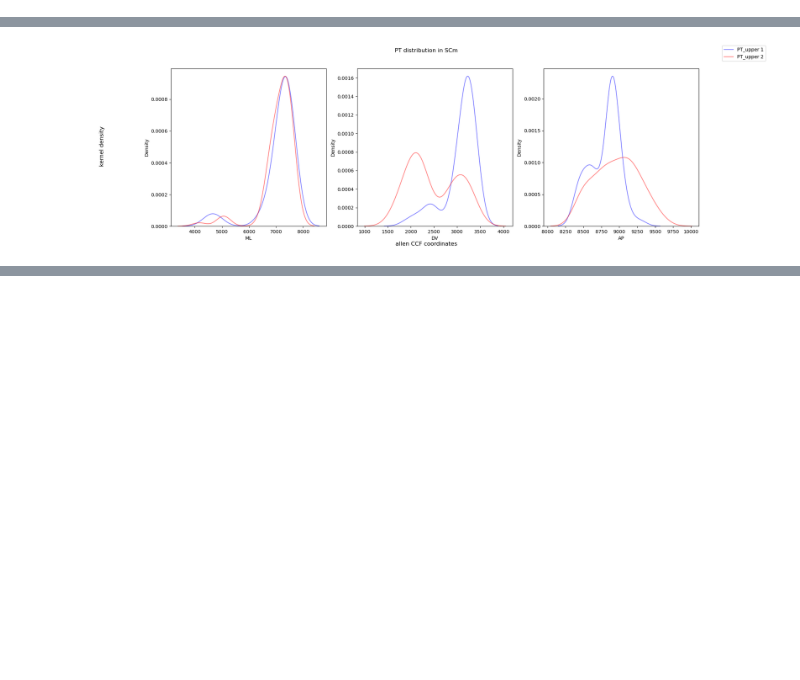
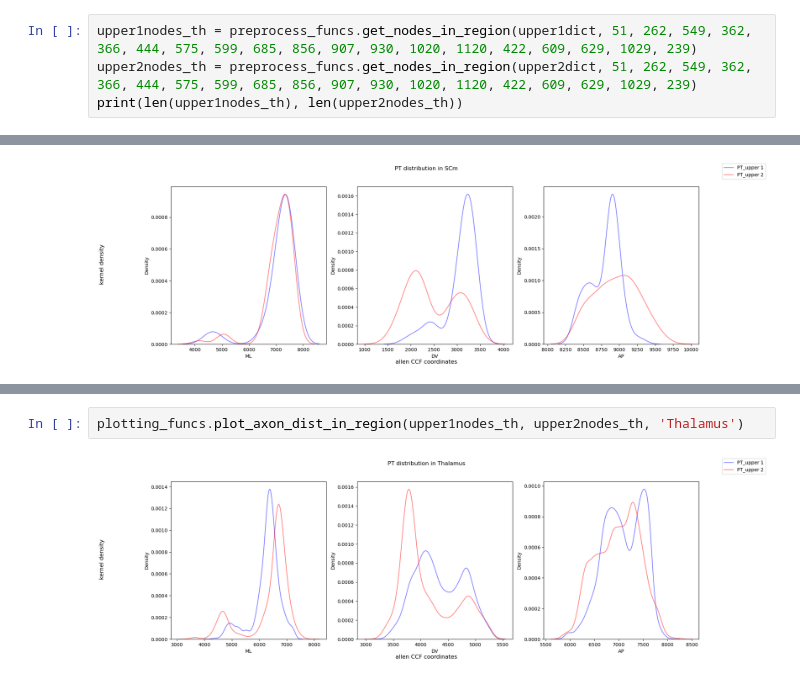
Before and after one commit to samkrick25/Reconstruction_code, a Jupyter notebook: reconstructions/PT_analysis.ipynb, the cells around one changed output, grey strips where cells are left out. Drawn from its saved outputs; the diff is of its cells as text; blank space fills up the shorter version.

```diff
--- a/reconstructions/PT_analysis.ipynb
+++ b/reconstructions/PT_analysis.ipynb
@@ -39,3 +39,7 @@ upper2nodes_bg = preprocess_funcs.get_nodes_in_region(upper2dict, 672) + preproc
 print(len(upper2nodes_bg), len(upper1nodes_bg))
 # %% [output]
 8026 5340
+# %%
+upper1nodes_th = preprocess_funcs.get_nodes_in_region(upper1dict, 51, 262, 549, 362, 366, 444, 575, 599, 685, 856, 907, 930, 1020, 1120, 422, 609, 629, 1029, 239)
+upper2nodes_th = preprocess_funcs.get_nodes_in_region(upper2dict, 51, 262, 549, 362, 366, 444, 575, 599, 685, 856, 907, 930, 1020, 1120, 422, 609, 629, 1029, 239)
+print(len(upper1nodes_th), len(upper2nodes_th))
@@ -155,0 +169,4 @@ plotting_funcs.plot_axon_dist_in_region(upper1nodes_bg, upper2nodes_bg, region='
+# %%
+plotting_funcs.plot_axon_dist_in_region(upper1nodes_th, upper2nodes_th, 'Thalamus')
+# %% [output]
+[figure, added]
```
Also changed, not shown: parts of 6 cells of this notebook.
